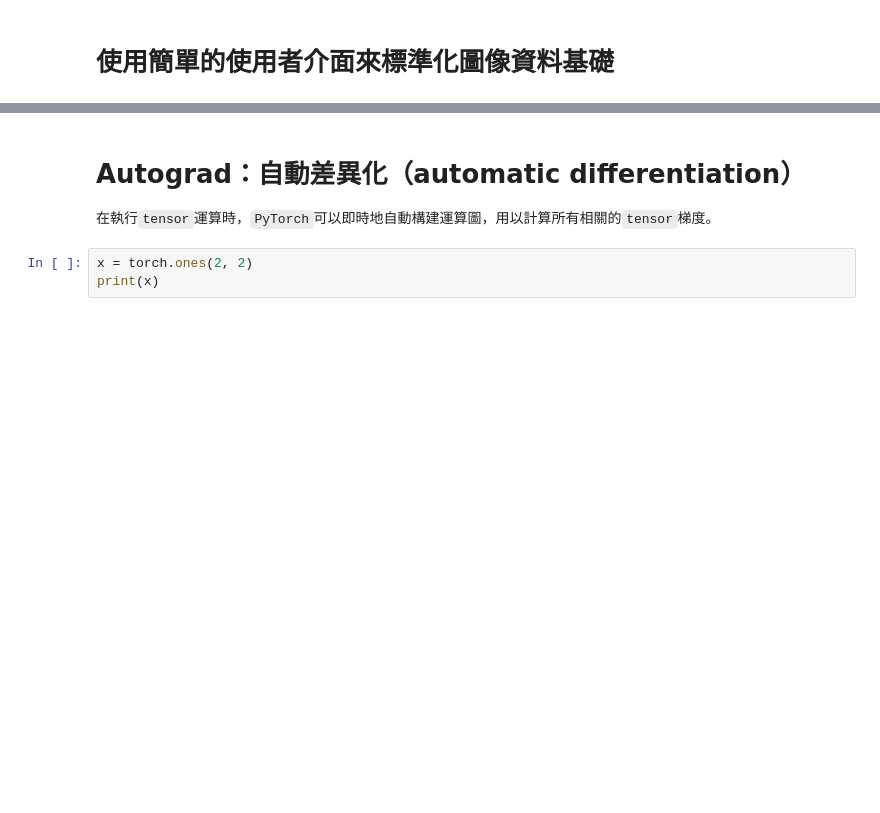
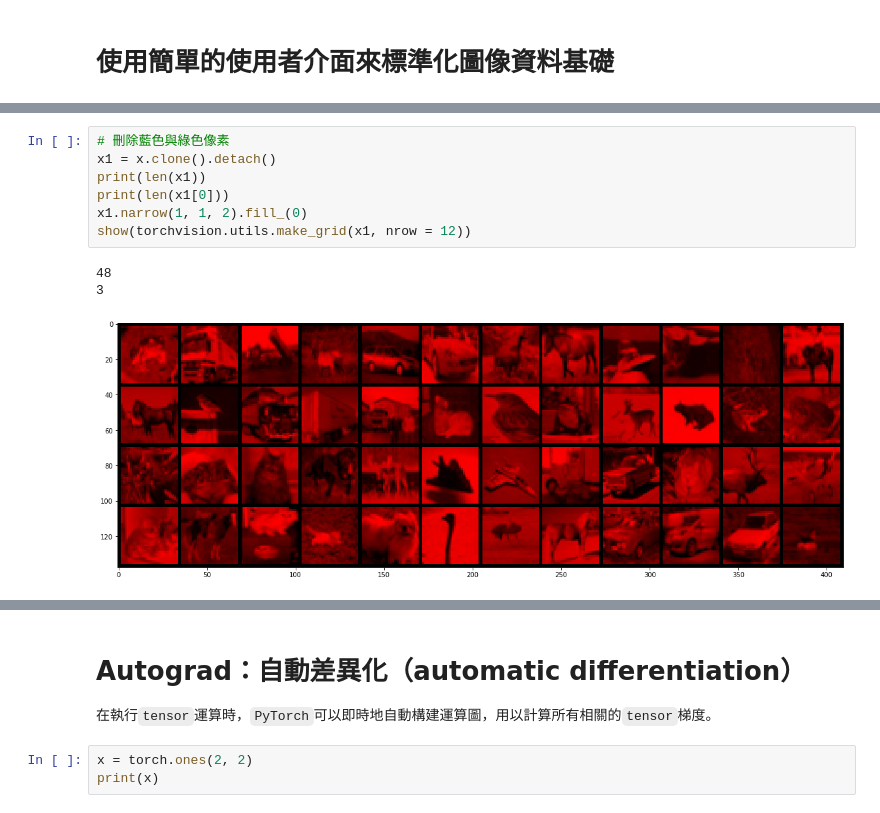
Before and after one commit to Chunshan-Theta/dataflowr, a Jupyter notebook: Notebooks/02_basics_pytorch_colab_full.ipynb, the cells around one changed output, grey strips where cells are left out. Saved outputs shown, nothing was run; the diff lists cells and outputs as text; blank space fills up the shorter version.

```diff
--- a/Notebooks/02_basics_pytorch_colab_full.ipynb
+++ b/Notebooks/02_basics_pytorch_colab_full.ipynb
@@ -260,0 +295,11 @@ show(torchvision.utils.make_grid(x, nrow = 12))
+# %%
+# 刪除藍色與綠色像素
+x1 = x.clone().detach()
+print(len(x1))
+print(len(x1[0]))
+x1.narrow(1, 1, 2).fill_(0)
+show(torchvision.utils.make_grid(x1, nrow = 12))
+# %% [output]
+48
+3
+[figure, added]
```
Also changed, not shown: parts of 22 cells of this notebook.
